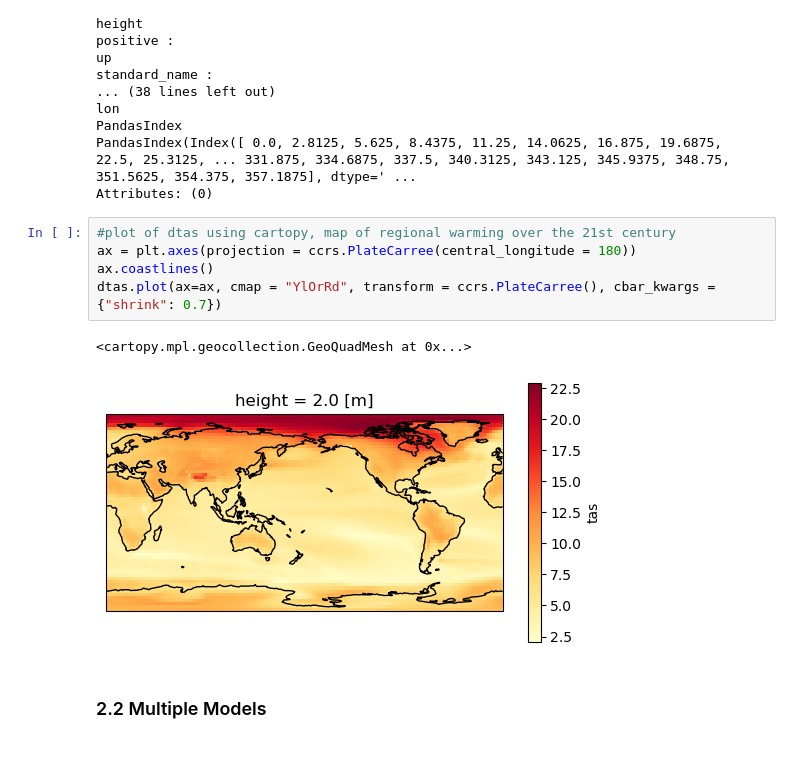
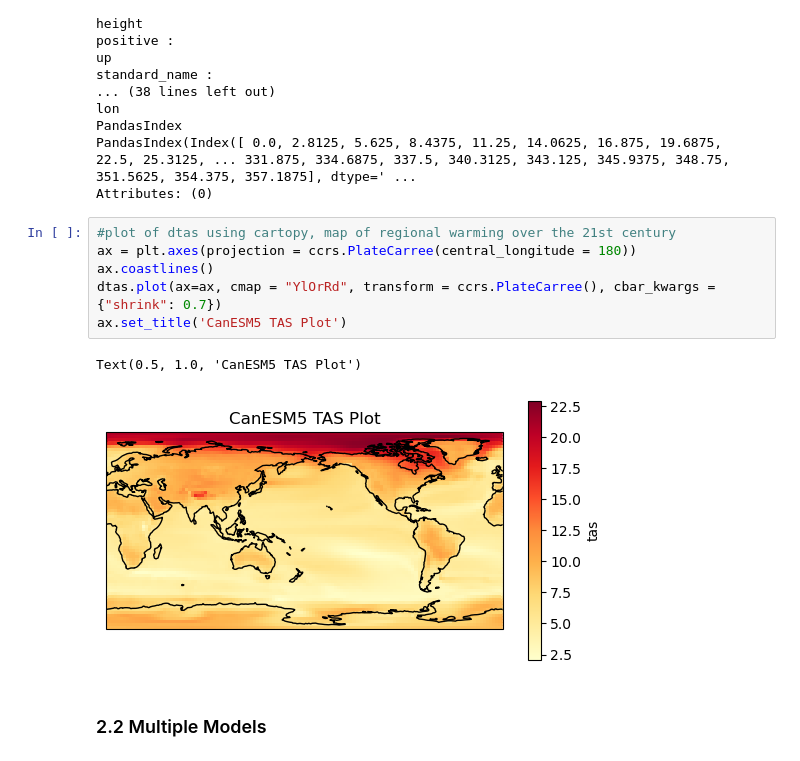
Before and after one commit to jinnayoon/cmip6-tempchangeproj, a Jupyter notebook: regional_temp_ssp585.ipynb, the cells around one changed output. Drawn from its saved outputs; the diff is of its cells as text.

```diff
--- a/regional_temp_ssp585.ipynb
+++ b/regional_temp_ssp585.ipynb
@@ -151,11 +143,12 @@ Attributes: (0)
 # %%
 #plot of dtas using cartopy, map of regional warming over the 21st century
 ax = plt.axes(projection = ccrs.PlateCarree(central_longitude = 180))
 ax.coastlines()
 dtas.plot(ax=ax, cmap = "YlOrRd", transform = ccrs.PlateCarree(), cbar_kwargs = {"shrink": 0.7})
+ax.set_title('CanESM5 TAS Plot')
 # %% [output]
-<cartopy.mpl.geocollection.GeoQuadMesh at 0x...>
+Text(0.5, 1.0, 'CanESM5 TAS Plot')
-[figure, old version]
+[figure, new version]
 # %% [markdown]
 ### 2.2 Multiple Models
 # %%
```
Also changed, not shown: parts of 26 cells of this notebook, 6 other files.
